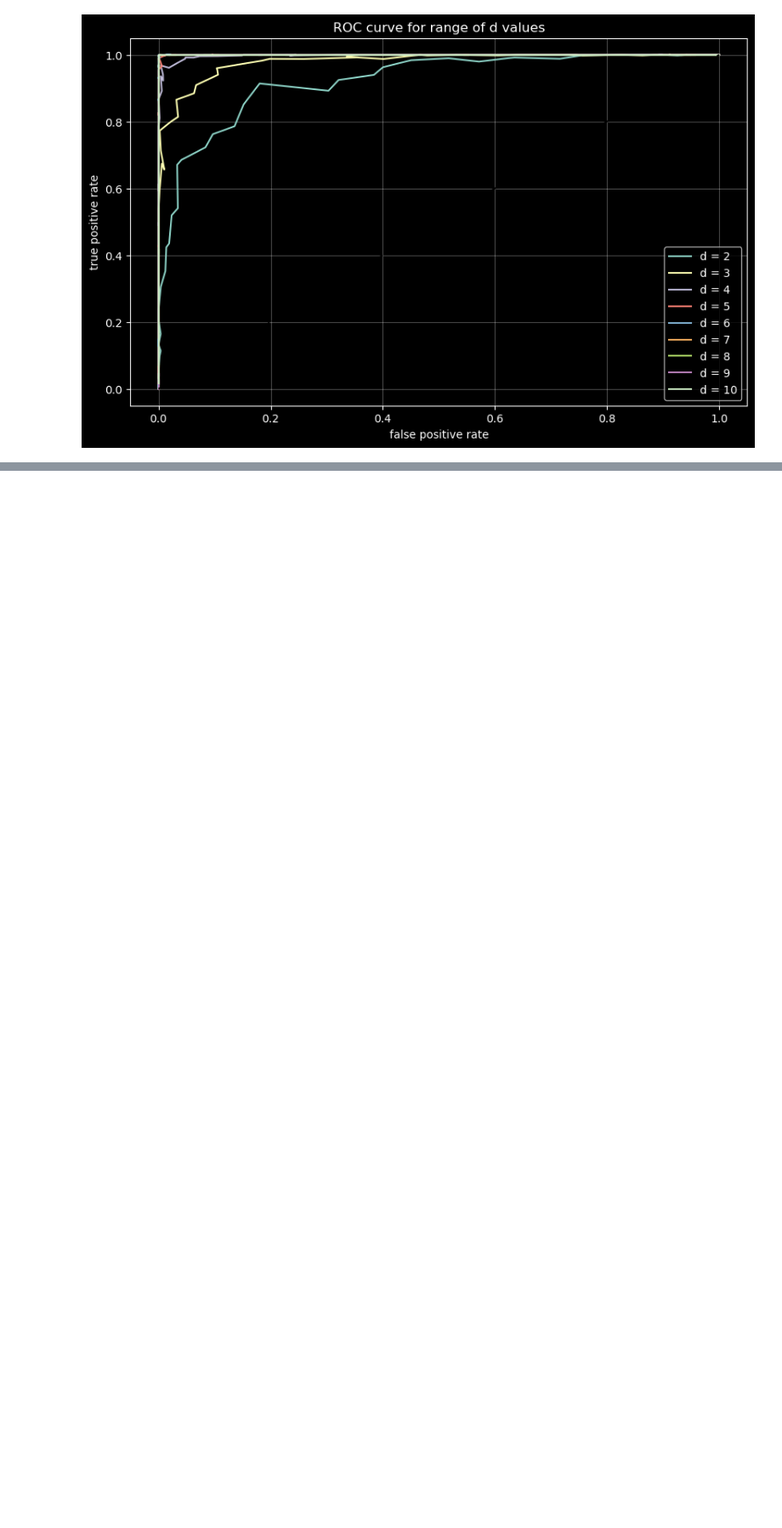
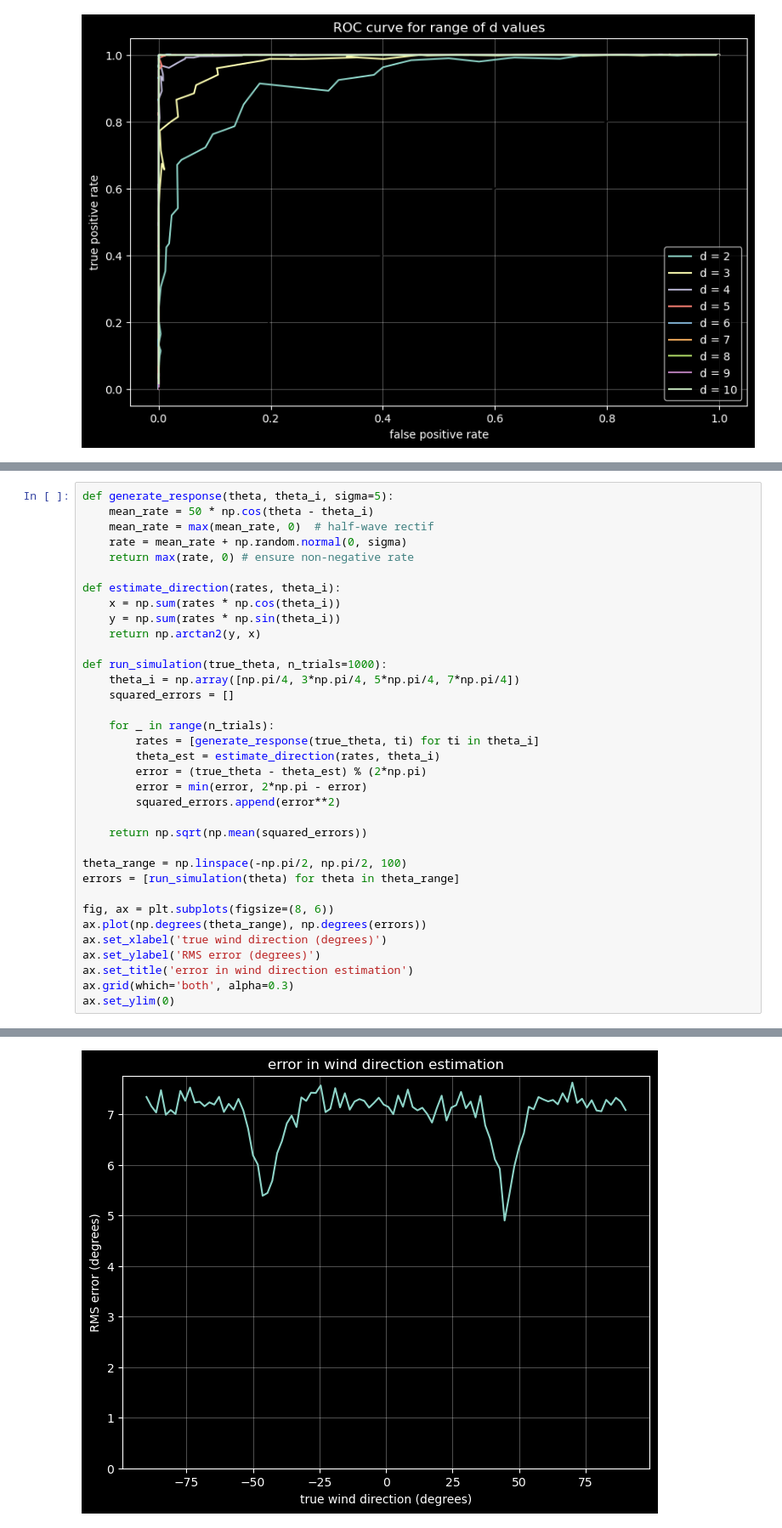
Before and after one commit to polsen99/theoretical_neuroscience, a Jupyter notebook: ch3.ipynb, the cells around one changed output, grey strips where cells are left out. Shown: that part at 85% size. Drawn from its saved outputs; the diff is of its cells as text; blank space fills up the shorter version.

```diff
--- a/ch3.ipynb
+++ b/ch3.ipynb
@@ -193,0 +210,36 @@ ax.grid(which='both', alpha=0.3)
+# %%
+def generate_response(theta, theta_i, sigma=5):
+    mean_rate = 50 * np.cos(theta - theta_i)
+    mean_rate = max(mean_rate, 0)  # half-wave rectif
+    rate = mean_rate + np.random.normal(0, sigma)
+    return max(rate, 0) # ensure non-negative rate
+
+def estimate_direction(rates, theta_i):
+    x = np.sum(rates * np.cos(theta_i))
+    y = np.sum(rates * np.sin(theta_i))
+    return np.arctan2(y, x)
+
+def run_simulation(true_theta, n_trials=1000):
+    theta_i = np.array([np.pi/4, 3*np.pi/4, 5*np.pi/4, 7*np.pi/4])
+    squared_errors = []
+
+    for _ in range(n_trials):
+        rates = [generate_response(true_theta, ti) for ti in theta_i]
+        theta_est = estimate_direction(rates, theta_i)
+        error = (true_theta - theta_est) % (2*np.pi)
+        error = min(error, 2*np.pi - error)
+        squared_errors.append(error**2)
+
+    return np.sqrt(np.mean(squared_errors))
+
+theta_range = np.linspace(-np.pi/2, np.pi/2, 100)
+errors = [run_simulation(theta) for theta in theta_range]
+
+fig, ax = plt.subplots(figsize=(8, 6))
+ax.plot(np.degrees(theta_range), np.degrees(errors))
+ax.set_xlabel('true wind direction (degrees)')
+ax.set_ylabel('RMS error (degrees)')
+ax.set_title('error in wind direction estimation')
+ax.grid(which='both', alpha=0.3)
+ax.set_ylim(0)
+# %% [output]
@@ -193,0 +247 @@ ax.grid(which='both', alpha=0.3)
+[figure, added]
```
Also changed, not shown: parts of 2 cells of this notebook.
